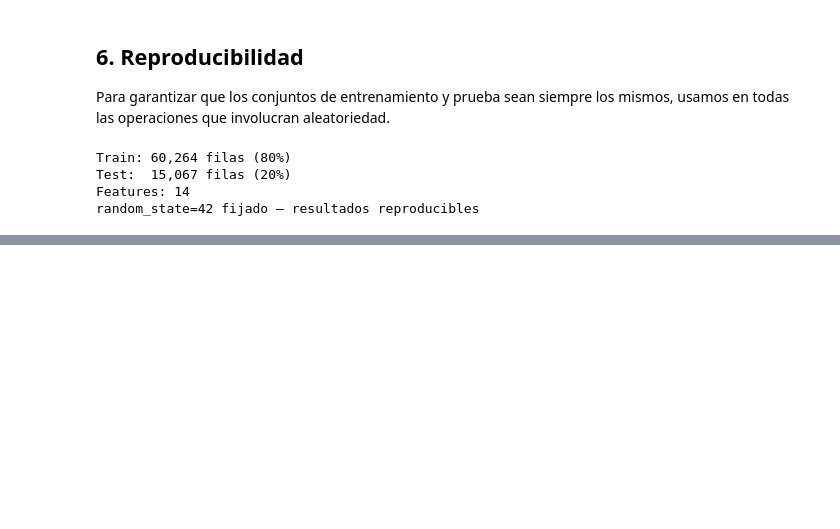
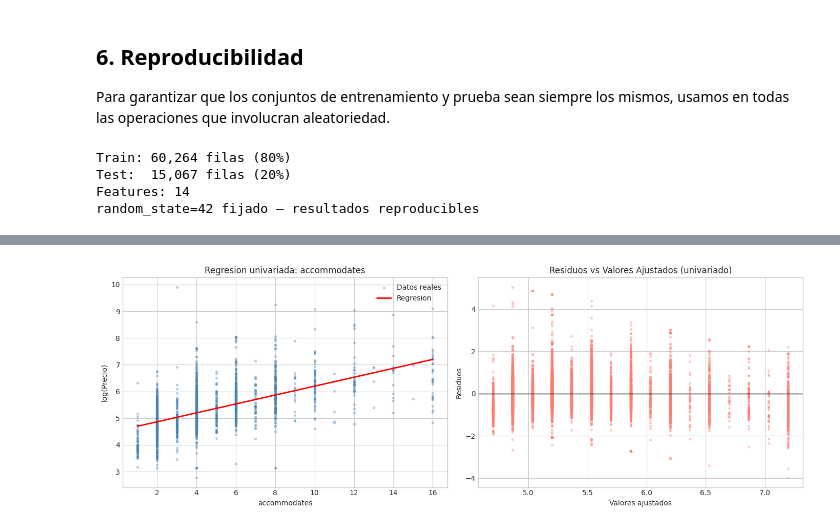
Before and after one commit to Jonialen/mineDatos-lab3, a Jupyter notebook: lab3.ipynb, the cells around one changed output, grey strips where cells are left out. Drawn from its saved outputs; the diff is of its cells as text; code cells hidden in the pictures; blank space fills up the shorter version.

Commit message:
feat: add lab3 notebook with linear regression models and pip support

```diff
--- a/lab3.ipynb
+++ b/lab3.ipynb
@@ -450,0 +488,27 @@ random_state=42 fijado — resultados reproducibles
+# %%
+fig, axes = plt.subplots(1, 2, figsize=(14, 5))
+
+sample = X_test[[best_feature]].copy()
+sample["y_real"] = y_test.values
+sample["y_pred"] = y_pred_uni_test
+sample = sample.sample(min(2000, len(sample)), random_state=RANDOM_STATE)
+
+axes[0].scatter(sample[best_feature], sample["y_real"], alpha=0.3, s=8, color="steelblue", label="Datos reales")
+xs = np.linspace(sample[best_feature].min(), sample[best_feature].max(), 100)
+axes[0].plot(xs, model_uni.intercept_ + model_uni.coef_[0]*xs, color="red", linewidth=2, label="Regresion")
+axes[0].set_xlabel(best_feature)
+axes[0].set_ylabel("log(Precio)")
+axes[0].set_title(f"Regresion univariada: {best_feature}")
+axes[0].legend()
+
+residuals_uni = y_test.values - y_pred_uni_test
+axes[1].scatter(y_pred_uni_test, residuals_uni, alpha=0.3, s=8, color="salmon")
+axes[1].axhline(0, color="black", linewidth=1)
+axes[1].set_xlabel("Valores ajustados")
+axes[1].set_ylabel("Residuos")
+axes[1].set_title("Residuos vs Valores Ajustados (univariado)")
+
+plt.tight_layout()
+plt.show()
+# %% [output]
+[figure, added]
```
Also changed, not shown: parts of 23 cells of this notebook, 2 other files.
